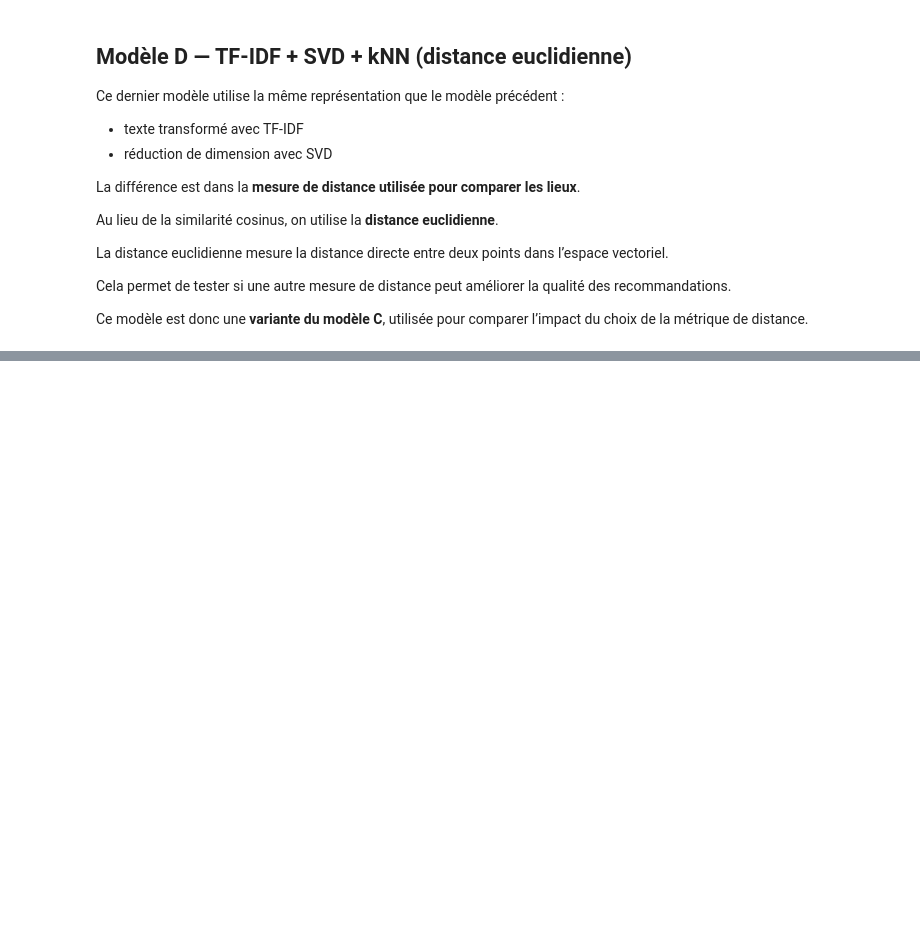
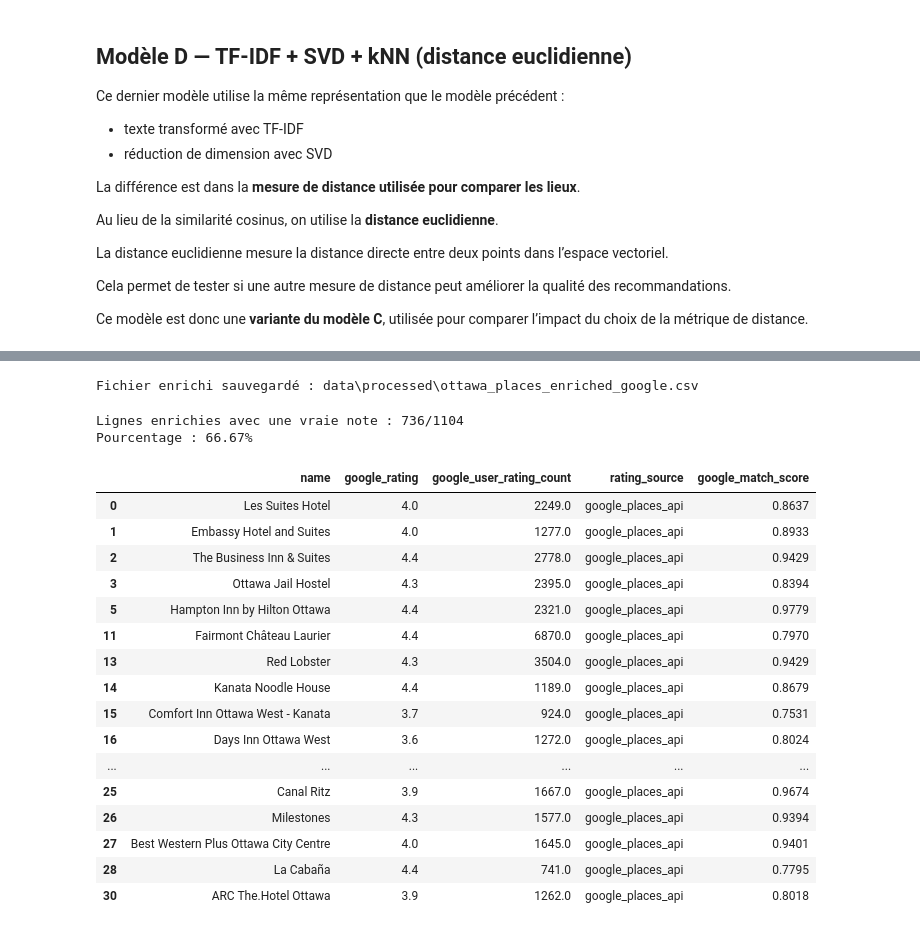
Before and after one commit to VivanBoy/CITYTASTE, a Jupyter notebook: notebooks/pipeline_pretraitement.ipynb, the cells around one changed output, grey strips where cells are left out. Cells and saved outputs as stored; diff of their text form; code cells hidden in the pictures; blank space fills up the shorter version.

```diff
--- a/notebooks/pipeline_pretraitement.ipynb
+++ b/notebooks/pipeline_pretraitement.ipynb
@@ -1057,0 +1142,12 @@ Ce modèle est donc une **variante du modèle C**, utilisée pour comparer l’i
+# %%
+# Colonnes numériques
+for col in ["google_rating", "google_user_rating_count", "google_match_score"]:
+    if col not in df.columns:
+        df[col] = pd.NA
+    df[col] = pd.to_numeric(df[col], errors="coerce")
+
+# Colonnes texte
+for col in ["rating_source", "google_place_id"]:
+    if col not in df.columns:
+        df[col] = pd.NA
+    df[col] = df[col].astype("string")
@@ -1057,0 +1323,40 @@ Ce modèle est donc une **variante du modèle C**, utilisée pour comparer l’i
+# %%
+# Sauvegarde dans un nouveau fichier
+out_path = Path("data/processed/ottawa_places_enriched_google.csv")
+df.to_csv(out_path, index=False)
+
+print(f"Fichier enrichi sauvegardé : {out_path}")
+# %% [output]
+Fichier enrichi sauvegardé : data\processed\ottawa_places_enriched_google.csv
+# %%
+filled = df["google_rating"].notna().sum()
+total = len(df)
+
+print(f"Lignes enrichies avec une vraie note : {filled}/{total}")
+print(f"Pourcentage : {filled/total:.2%}")
+
+display(
+    df.loc[df["google_rating"].notna(),
+           ["name", "google_rating", "google_user_rating_count", "rating_source", "google_match_score"]]
+      .head(20)
+)
+# %% [output]
+Lignes enrichies avec une vraie note : 736/1104
+Pourcentage : 66.67%
+|  | name | google_rating | google_user_rating_count | rating_source | google_match_score |
+| 0 | Les Suites Hotel | 4.0 | 2249.0 | google_places_api | 0.8637 |
+| 1 | Embassy Hotel and Suites | 4.0 | 1277.0 | google_places_api | 0.8933 |
+| 2 | The Business Inn & Suites | 4.4 | 2778.0 | google_places_api | 0.9429 |
+| 3 | Ottawa Jail Hostel | 4.3 | 2395.0 | google_places_api | 0.8394 |
+| 5 | Hampton Inn by Hilton Ottawa | 4.4 | 2321.0 | google_places_api | 0.9779 |
+| 11 | Fairmont Château Laurier | 4.4 | 6870.0 | google_places_api | 0.7970 |
+| 13 | Red Lobster | 4.3 | 3504.0 | google_places_api | 0.9429 |
+| 14 | Kanata Noodle House | 4.4 | 1189.0 | google_places_api | 0.8679 |
+| 15 | Comfort Inn Ottawa West - Kanata | 3.7 | 924.0 | google_places_api | 0.7531 |
+| 16 | Days Inn Ottawa West | 3.6 | 1272.0 | google_places_api | 0.8024 |
+| ... | ... | ... | ... | ... | ... |
+| 25 | Canal Ritz | 3.9 | 1667.0 | google_places_api | 0.9674 |
+| 26 | Milestones | 4.3 | 1577.0 | google_places_api | 0.9394 |
+| 27 | Best Western Plus Ottawa City Centre | 4.0 | 1645.0 | google_places_api | 0.9401 |
+| 28 | La Cabaña | 4.4 | 741.0 | google_places_api | 0.7795 |
+| 30 | ARC The.Hotel Ottawa | 3.9 | 1262.0 | google_places_api | 0.8018 |
```
Also changed, not shown: parts of 5 cells of this notebook, 20 other files.
